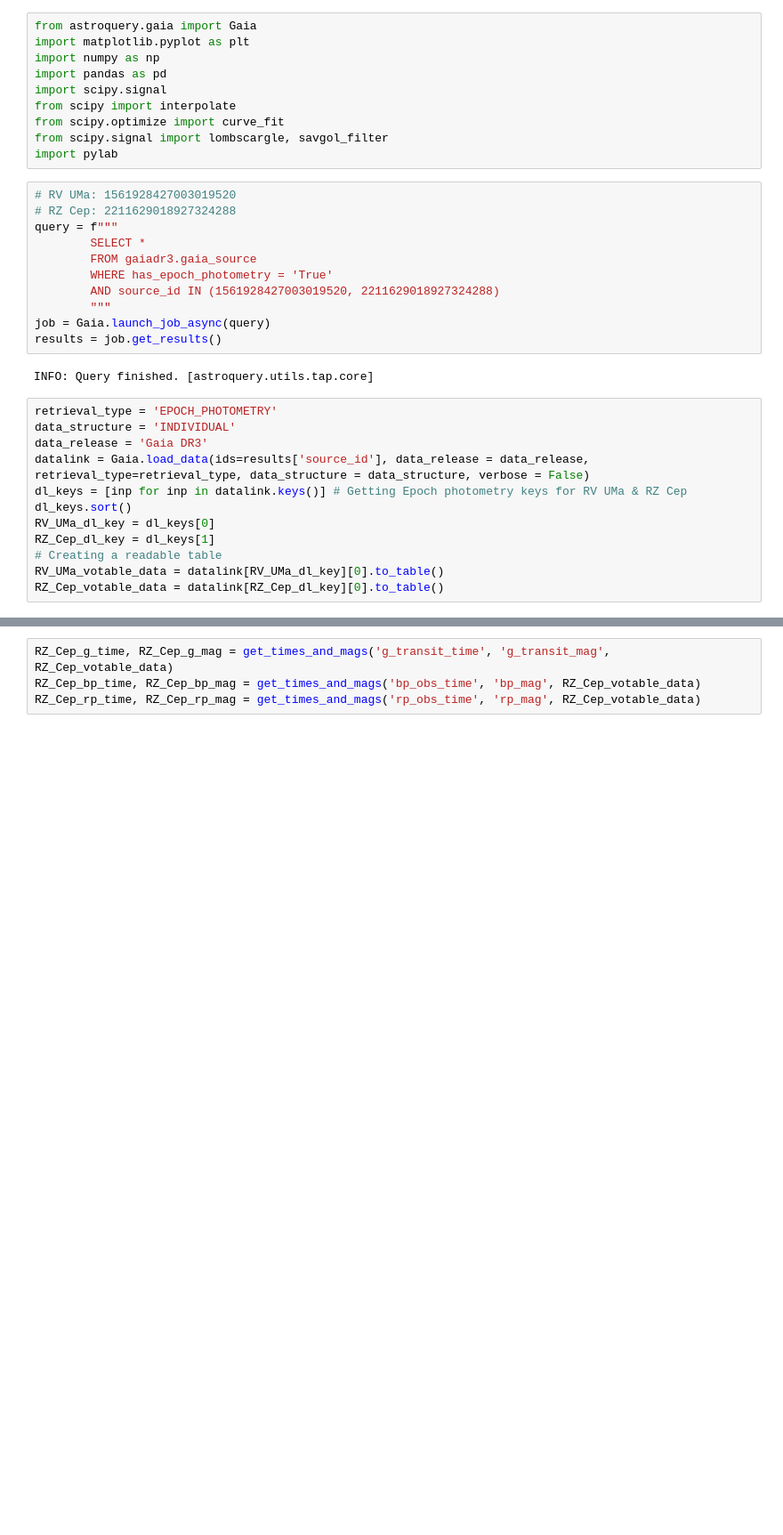
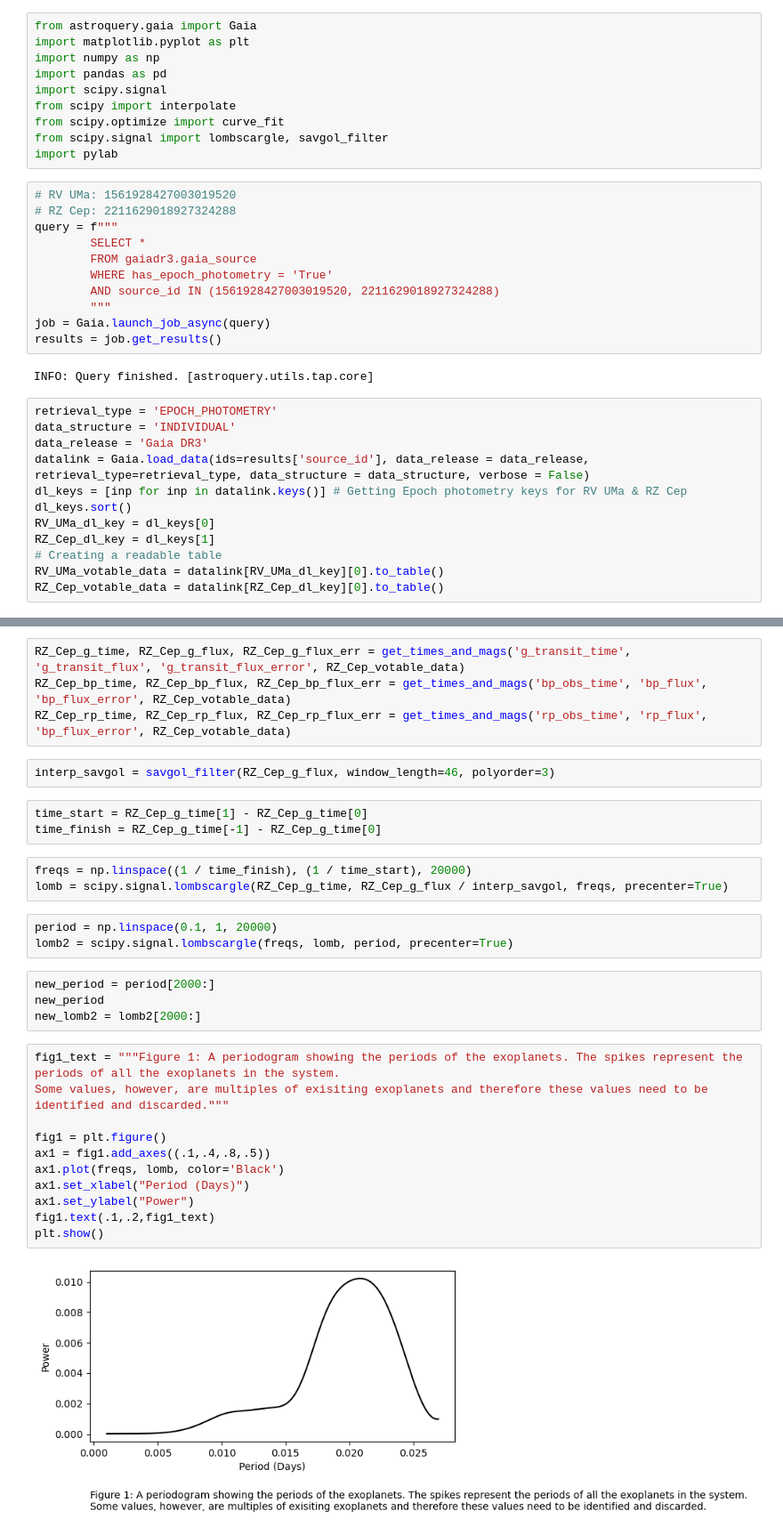
Before and after one commit to Jake-Land/MPhys_Project-Variable_Stars, a Jupyter notebook: GAIA_lightcurve.ipynb, the cells around one changed output, grey strips where cells are left out. Shown: that part at 89% size. Cells and saved outputs as stored; diff of their text form; blank space fills up the shorter version.

```diff
--- a/GAIA_lightcurve.ipynb
+++ b/GAIA_lightcurve.ipynb
@@ -46,7 +47,35 @@ RV_UMa_rp_time, RV_UMa_rp_mag = get_times_and_mags('rp_obs_time', 'rp_mag', RV_U
 # %%
-RZ_Cep_g_time, RZ_Cep_g_mag = get_times_and_mags('g_transit_time', 'g_transit_mag', RZ_Cep_votable_data)
-RZ_Cep_bp_time, RZ_Cep_bp_mag = get_times_and_mags('bp_obs_time', 'bp_mag', RZ_Cep_votable_data)
-RZ_Cep_rp_time, RZ_Cep_rp_mag = get_times_and_mags('rp_obs_time', 'rp_mag', RZ_Cep_votable_data)
+RZ_Cep_g_time, RZ_Cep_g_flux, RZ_Cep_g_flux_err = get_times_and_mags('g_transit_time', 'g_transit_flux', 'g_transit_flux_error', RZ_Cep_votable_data)
+RZ_Cep_bp_time, RZ_Cep_bp_flux, RZ_Cep_bp_flux_err = get_times_and_mags('bp_obs_time', 'bp_flux', 'bp_flux_error', RZ_Cep_votable_data)
+RZ_Cep_rp_time, RZ_Cep_rp_flux, RZ_Cep_rp_flux_err = get_times_and_mags('rp_obs_time', 'rp_flux', 'bp_flux_error', RZ_Cep_votable_data)
+# %%
+interp_savgol = savgol_filter(RZ_Cep_g_flux, window_length=46, polyorder=3)
+# %%
+time_start = RZ_Cep_g_time[1] - RZ_Cep_g_time[0]
+time_finish = RZ_Cep_g_time[-1] - RZ_Cep_g_time[0]
+# %%
+freqs = np.linspace((1 / time_finish), (1 / time_start), 20000)
+lomb = scipy.signal.lombscargle(RZ_Cep_g_time, RZ_Cep_g_flux / interp_savgol, freqs, precenter=True)
+# %%
+period = np.linspace(0.1, 1, 20000)
+lomb2 = scipy.signal.lombscargle(freqs, lomb, period, precenter=True)
+# %%
+new_period = period[2000:]
+new_period
+new_lomb2 = lomb2[2000:]
+# %%
+fig1_text = """Figure 1: A periodogram showing the periods of the exoplanets. The spikes represent the periods of all the exoplanets in the system.
+Some values, however, are multiples of exisiting exoplanets and therefore these values need to be identified and discarded."""
+
+fig1 = plt.figure()
+ax1 = fig1.add_axes((.1,.4,.8,.5))
+ax1.plot(freqs, lomb, color='Black')
+ax1.set_xlabel("Period (Days)")
+ax1.set_ylabel("Power")
+fig1.text(.1,.2,fig1_text)
+plt.show()
+# %% [output]
+[figure, added]
 # %%
 def fold_lightcurve(time, mag, error, period):
     """
```
Also changed, not shown: parts of 20 cells of this notebook, 1 other file.
